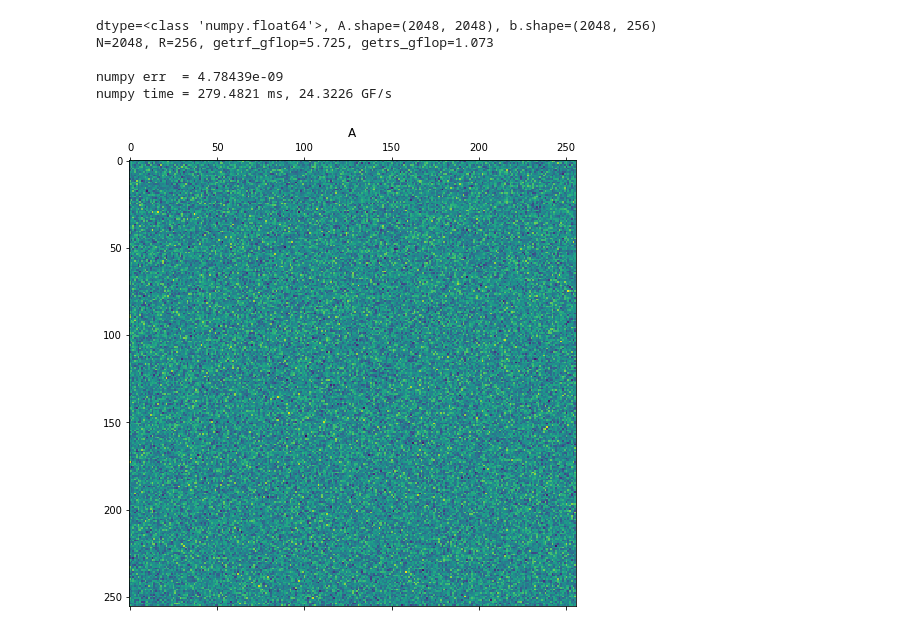
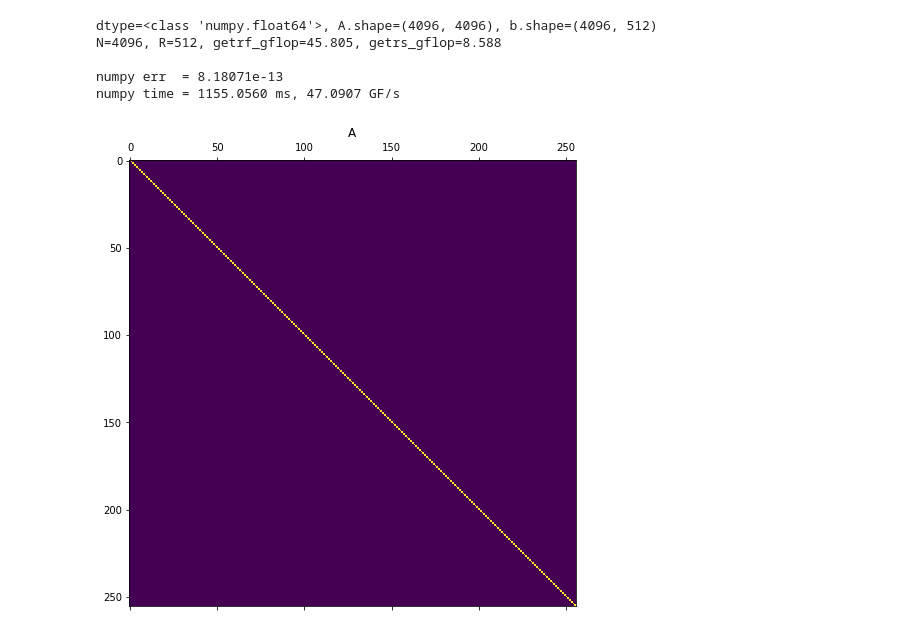
Before and after one commit to krocki/jupyter, a Jupyter notebook: bench/lu_decomp.ipynb, the cells around one changed output. Cells and saved outputs as stored; diff of their text form; code cells hidden in the pictures.

```diff
--- a/bench/lu_decomp.ipynb
+++ b/bench/lu_decomp.ipynb
@@ -14,9 +14,11 @@ plt.rcParams['figure.figsize'] = [4, 8]
 np.set_printoptions(formatter={'float': '{: .3f}'.format})
 
 dtype   = np.float64
-N       = 2048  # size
-R       = 256   # nrhs
+N       = 4096  # size
+R       = 512   # nrhs
 run_cpu = True  # may need to disable for large A
+seed    = 1234  # fixed seed
+pivot   = False
 
 # estimate FLOP count
 # https://cscproxy.mpi-magdeburg.mpg.de/mpcsc/lehre/2016_WS_SC/handouts/handout_LU_counting.pdf
@@ -24,39 +26,43 @@ getrf_gflop = 1e-9 * ((2/3)* N**3 - (1/2)* N**2) # approximately
 getrs_gflop = 1e-9 * (R * (N**2 - N)) # more/less proporional to R
 total_gflop = getrs_gflop + getrf_gflop
 
+np.random.seed(seed)
 A = np.random.randn(N, N).astype(dtype, order='F')
+if not pivot:
+    A += 1.5 * N * np.eye(N).astype(dtype, order='F')
+
 b = np.random.randn(N, R).astype(dtype, order='F')
 
 # just to confirm the dims
 print(f'{dtype=}, {A.shape=}, {b.shape=}')
 print(f'{N=}, {R=}, {getrf_gflop=:5.3f}, {getrs_gflop=:5.3f}')
 print('')
 
 # show the top left corner of A for debug
 fig = plt.matshow(A[:256,:256])
 plt.title('A')
 
 if run_cpu:
 
     t0 = time()
     x = np.linalg.solve(A, b).astype(dtype)
     t_numpy = (time() - t0)
 
-    err = np.linalg.norm(np.dot(A, x) - b)
+    err = np.linalg.norm(np.dot(A, x) - b, ord=np.inf)
     print(f'numpy err  = {err:g}\n'
           f'numpy time = {1e3 * t_numpy:.4f} ms, {total_gflop/t_numpy:.4f} GF/s')
 else:
     # just a placeholder if not calculating
     x = np.zeros((N, R)).astype(dtype, order='F')
     t_numpy = np.inf
     err = np.inf
 # %% [output]
-dtype=<class 'numpy.float64'>, A.shape=(2048, 2048), b.shape=(2048, 256)
-N=2048, R=256, getrf_gflop=5.725, getrs_gflop=1.073
+dtype=<class 'numpy.float64'>, A.shape=(4096, 4096), b.shape=(4096, 512)
+N=4096, R=512, getrf_gflop=45.805, getrs_gflop=8.588
 
-numpy err  = 4.78439e-09
-numpy time = 279.4821 ms, 24.3226 GF/s
+numpy err  = 8.18071e-13
+numpy time = 1155.0560 ms, 47.0907 GF/s
-[figure, old version]
+[figure, new version]
 # %%
 # GPU
 import pycuda.autoinit
```
Also changed, not shown: parts of 6 cells of this notebook, 2 other files.
